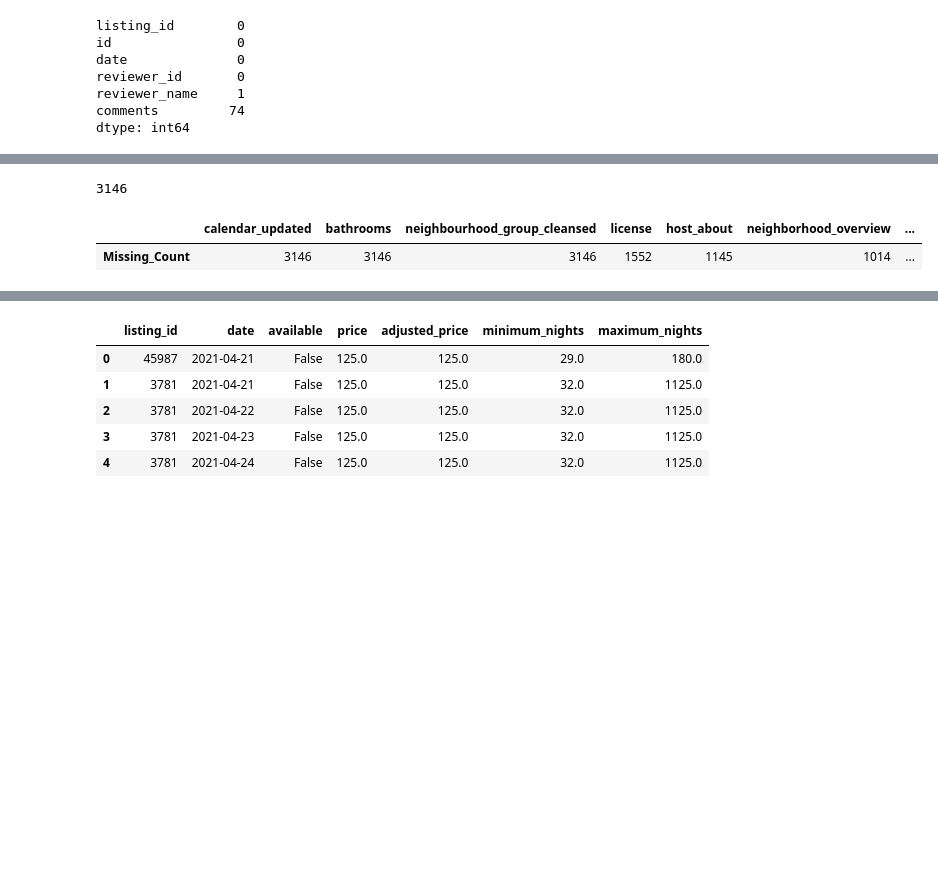
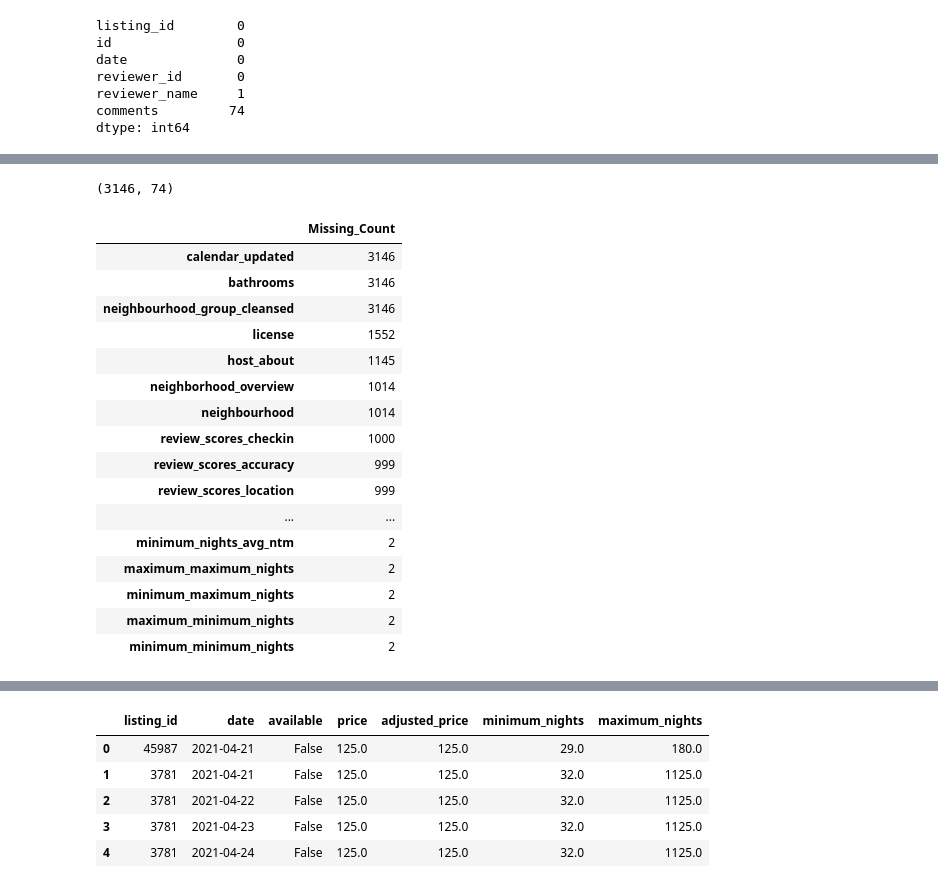
Before and after one commit to GuiOli91/Airbnb_2021Boston, a Jupyter notebook: Airbnb_Exploratory.ipynb, the cells around one changed output, grey strips where cells are left out. Saved outputs shown, nothing was run; the diff lists cells and outputs as text; code cells hidden in the pictures; blank space fills up the shorter version.

```diff
--- a/Airbnb_Exploratory.ipynb
+++ b/Airbnb_Exploratory.ipynb
@@ -54,10 +111,25 @@ listing works
 # %%
-listing.shape[0]
+listing.shape
 # %% [output]
-3146
+(3146, 74)
 # %%
-Missing_values = pd.DataFrame(listing.isna().sum()[((listing.isna().sum())/listing.shape[0]).values > 0], columns=['Missing_Count'])
-Missing_values.sort_values(by = 'Missing_Count', ascending=False).transpose()
+Missing_values = pd.DataFrame(listing.isna().sum()[listing.isna().sum().values > 0], columns=['Missing_Count'])
+Missing_values.sort_values(by = 'Missing_Count', ascending=False)
 # %% [output]
-|  | calendar_updated | bathrooms | neighbourhood_group_cleansed | license | host_about | neighborhood_overview | ... |
-| Missing_Count | 3146 | 3146 | 3146 | 1552 | 1145 | 1014 | ... |
+|  | Missing_Count |
+| calendar_updated | 3146 |
+| bathrooms | 3146 |
+| neighbourhood_group_cleansed | 3146 |
+| license | 1552 |
+| host_about | 1145 |
+| neighborhood_overview | 1014 |
+| neighbourhood | 1014 |
+| review_scores_checkin | 1000 |
+| review_scores_accuracy | 999 |
+| review_scores_location | 999 |
+| ... | ... |
+| minimum_nights_avg_ntm | 2 |
+| maximum_maximum_nights | 2 |
+| minimum_maximum_nights | 2 |
+| maximum_minimum_nights | 2 |
+| minimum_minimum_nights | 2 |
```
Also changed, not shown: parts of 64 cells of this notebook.
